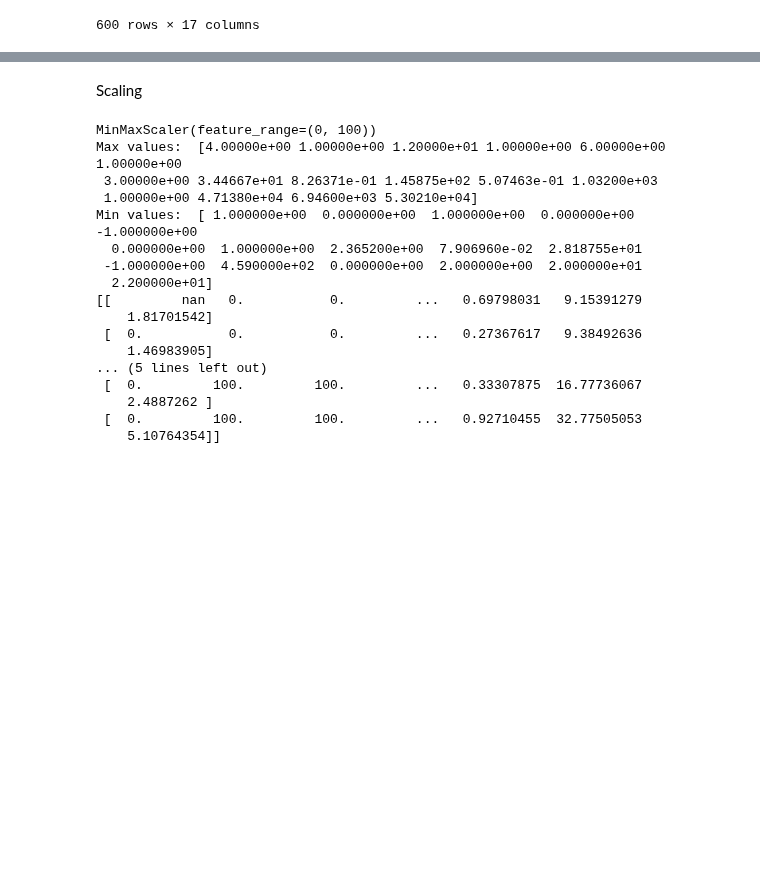
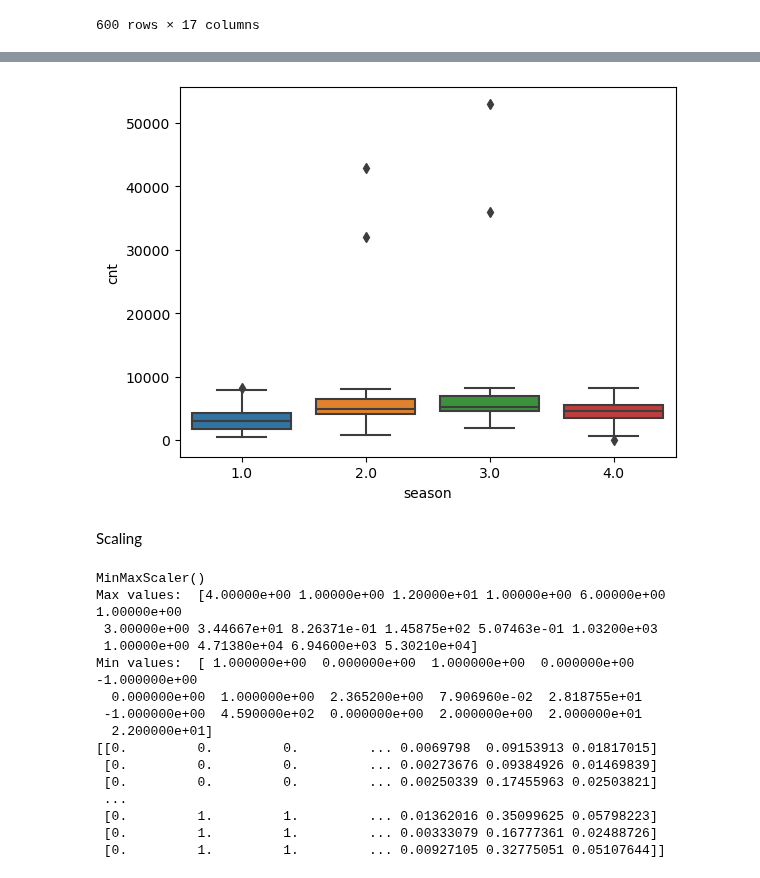
Before and after one commit to PatrykGadziomski/Bike-Rental-Prediction, a Jupyter notebook: Task 2/preprocessing.ipynb, the cells around one changed output, grey strips where cells are left out. Cells and saved outputs as stored; diff of their text form; code cells hidden in the pictures; blank space fills up the shorter version.

```diff
--- a/Task 2/preprocessing.ipynb
+++ b/Task 2/preprocessing.ipynb
@@ -76,8 +76,14 @@ handled_season = imp_most_freq.fit_transform(index_train_df['season'].to_numpy()
 handled_season
 
 
-index_train_df['handled_season'] = handled_season
+index_train_df['season'] = handled_season
+# %%
+imp_median = SimpleImputer(missing_values=np.nan, strategy='median')
+
+handled_hum = imp_median.fit_transform(index_train_df['hum'].to_numpy().reshape(-1, 1))
+
+index_train_df['hum'] = handled_hum
 # %%
-index_df2 = index_df2.astype({'yr':'float', 'mnth':'float', 'holiday':'float', 'weekday':'float', 'workingday':'float',  'weathersit':'float',  'leaflets':'float',  'price reduction':'float',  'casual':'float',  'registered':'float',  'cnt':'float'})
-index_df2['dteday'] = pd.to_datetime(index_df2['dteday'], format='%d.%M.%Y')
-index_df2.info()
+index_train_df = index_train_df.astype({'yr':'float', 'mnth':'float', 'holiday':'float', 'weekday':'float', 'workingday':'float',  'weathersit':'float',  'leaflets':'float',  'price reduction':'float',  'casual':'float',  'registered':'float',  'cnt':'float'})
+#index_train_df['dteday'] = pd.to_datetime(index_df2['dteday'], format='%d.%M.%Y')
+#index_df2.info()
@@ -119,18 +90,23 @@ index_df2
+# %%
+sns.boxplot(x='season', y='cnt', data=index_train_df)
+plt.show()
+# %% [output]
+[figure, added]
 # %% [markdown]
 Scaling
 # %%
-scaler = preprocessing.MinMaxScaler(feature_range=(0, 100))
+scaler = preprocessing.MinMaxScaler()
 
-print(scaler.fit(index_df2.iloc[:, 1:]))
+print(scaler.fit(index_train_df.iloc[:, 1:]))
 
 print("Max values: ",scaler.data_max_)
 print("Min values: ",scaler.data_min_)
 
-normed_data = scaler.transform(index_df2.iloc[:, 1:])
+normed_data = scaler.transform(index_train_df.iloc[:, 1:])
 
 print(normed_data)
 # %% [output]
-MinMaxScaler(feature_range=(0, 100))
+MinMaxScaler()
 Max values:  [4.00000e+00 1.00000e+00 1.20000e+01 1.00000e+00 6.00000e+00 1.00000e+00
  3.00000e+00 3.44667e+01 8.26371e-01 1.45875e+02 5.07463e-01 1.03200e+03
  1.00000e+00 4.71380e+04 6.94600e+03 5.30210e+04]
@@ -138,14 +114,12 @@ Min values:  [ 1.000000e+00  0.000000e+00  1.000000e+00  0.000000e+00 -1.000000e
   0.000000e+00  1.000000e+00  2.365200e+00  7.906960e-02  2.818755e+01
  -1.000000e+00  4.590000e+02  0.000000e+00  2.000000e+00  2.000000e+01
   2.200000e+01]
-[[         nan   0.           0.         ...   0.69798031   9.15391279
-    1.81701542]
- [  0.           0.           0.         ...   0.27367617   9.38492636
-    1.46983905]
-... (5 lines left out)
- [  0.         100.         100.         ...   0.33307875  16.77736067
-    2.4887262 ]
- [  0.         100.         100.         ...   0.92710455  32.77505053
-    5.10764354]]
+[[0.         0.         0.         ... 0.0069798  0.09153913 0.01817015]
+ [0.         0.         0.         ... 0.00273676 0.09384926 0.01469839]
+ [0.         0.         0.         ... 0.00250339 0.17455963 0.02503821]
+ ...
+ [0.         1.         1.         ... 0.01362016 0.35099625 0.05798223]
+ [0.         1.         1.         ... 0.00333079 0.16777361 0.02488726]
+ [0.         1.         1.         ... 0.00927105 0.32775051 0.05107644]]
 # %%
 #Calculate Mahalanobis distance
```
Also changed, not shown: parts of 8 cells of this notebook.
